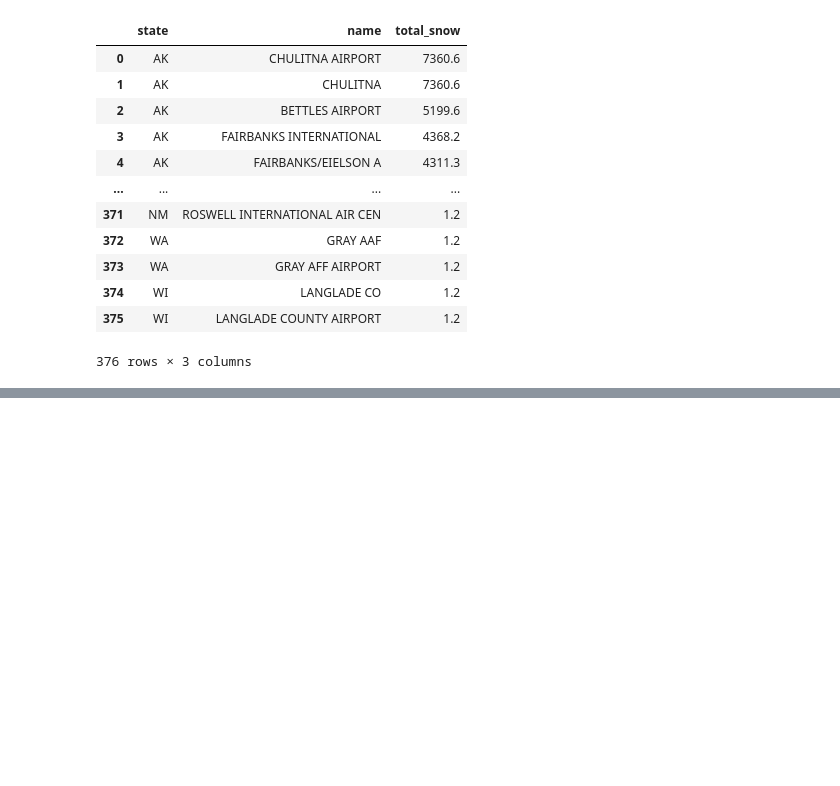
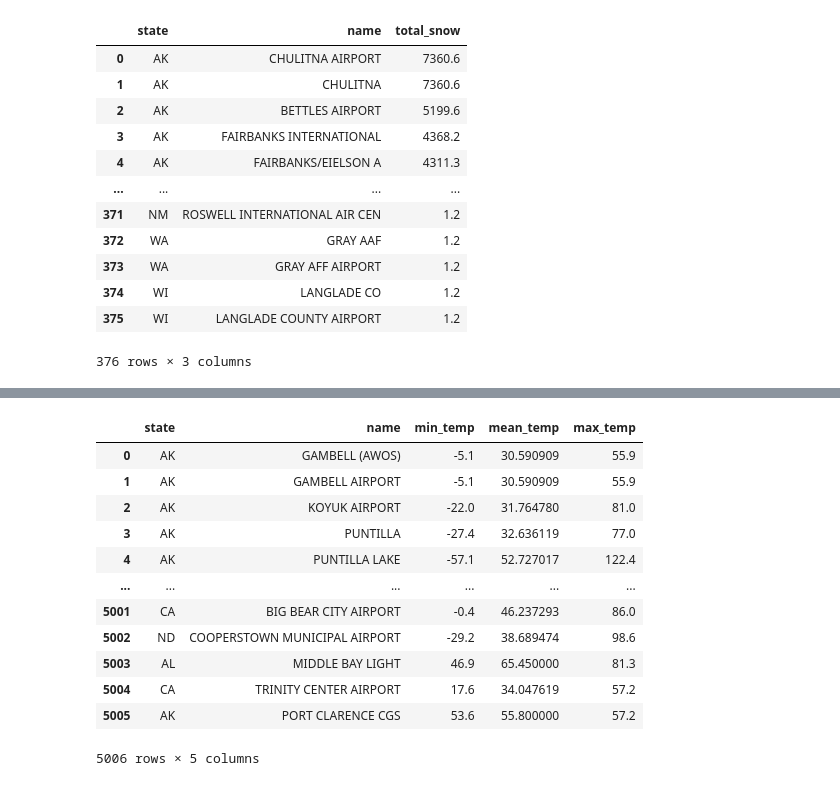
Before and after one commit to TechMax14/Project-3, a Jupyter notebook: prototypes/noaa-dataset-with-google-bigquery.ipynb, the cells around one changed output, grey strips where cells are left out. Drawn from its saved outputs; the diff is of its cells as text; code cells hidden in the pictures; blank space fills up the shorter version.

```diff
--- a/prototypes/noaa-dataset-with-google-bigquery.ipynb
+++ b/prototypes/noaa-dataset-with-google-bigquery.ipynb
@@ -390,0 +521,39 @@ state_snow_result.to_dataframe()
+# %%
+QUERY = (
+    'SELECT s.state, s.name, '
+    'MIN(g.min) AS min_temp, '
+    'AVG(g.temp) AS mean_temp, '
+    'MAX(g.max) AS max_temp, '
+    'FROM `bigquery-public-data.noaa_gsod.gsod2022` AS g '
+    'INNER JOIN `bigquery-public-data.noaa_gsod.stations` AS s ON g.stn = s.usaf '
+    'WHERE s.country = "US" '
+    # This line below removes the not a reading so we can run stats on those columns
+    'AND g.min <> 9999.9 AND g.max <> 9999.9 '
+    'GROUP BY s.state, s.name '
+    )
+state_temp_result = client.query(QUERY)  # API request
+state_temp_data = state_temp_result.result()  # Waits for query to finish
+
+# Put the last query into a dataframe
+state_temp_station = state_temp_result.to_dataframe()
+
+
+# and export
+state_temp_station.to_json("sample_data/Station_temp_sample.json", orient="records")
+state_temp_station.to_csv("sample_data/Station_temp_sample.csv")
+
+state_temp_station
+# %% [output]
+|  | state | name | min_temp | mean_temp | max_temp |
+| 0 | AK | GAMBELL (AWOS) | -5.1 | 30.590909 | 55.9 |
+| 1 | AK | GAMBELL AIRPORT | -5.1 | 30.590909 | 55.9 |
+| 2 | AK | KOYUK AIRPORT | -22.0 | 31.764780 | 81.0 |
+| 3 | AK | PUNTILLA | -27.4 | 32.636119 | 77.0 |
+| 4 | AK | PUNTILLA LAKE | -57.1 | 52.727017 | 122.4 |
+| ... | ... | ... | ... | ... | ... |
+| 5001 | CA | BIG BEAR CITY AIRPORT | -0.4 | 46.237293 | 86.0 |
+| 5002 | ND | COOPERSTOWN MUNICIPAL AIRPORT | -29.2 | 38.689474 | 98.6 |
+| 5003 | AL | MIDDLE BAY LIGHT | 46.9 | 65.450000 | 81.3 |
+| 5004 | CA | TRINITY CENTER AIRPORT | 17.6 | 34.047619 | 57.2 |
+| 5005 | AK | PORT CLARENCE CGS | 53.6 | 55.800000 | 57.2 |
+5006 rows × 5 columns
```
Also changed, not shown: parts of 12 cells of this notebook, 9 other files.
